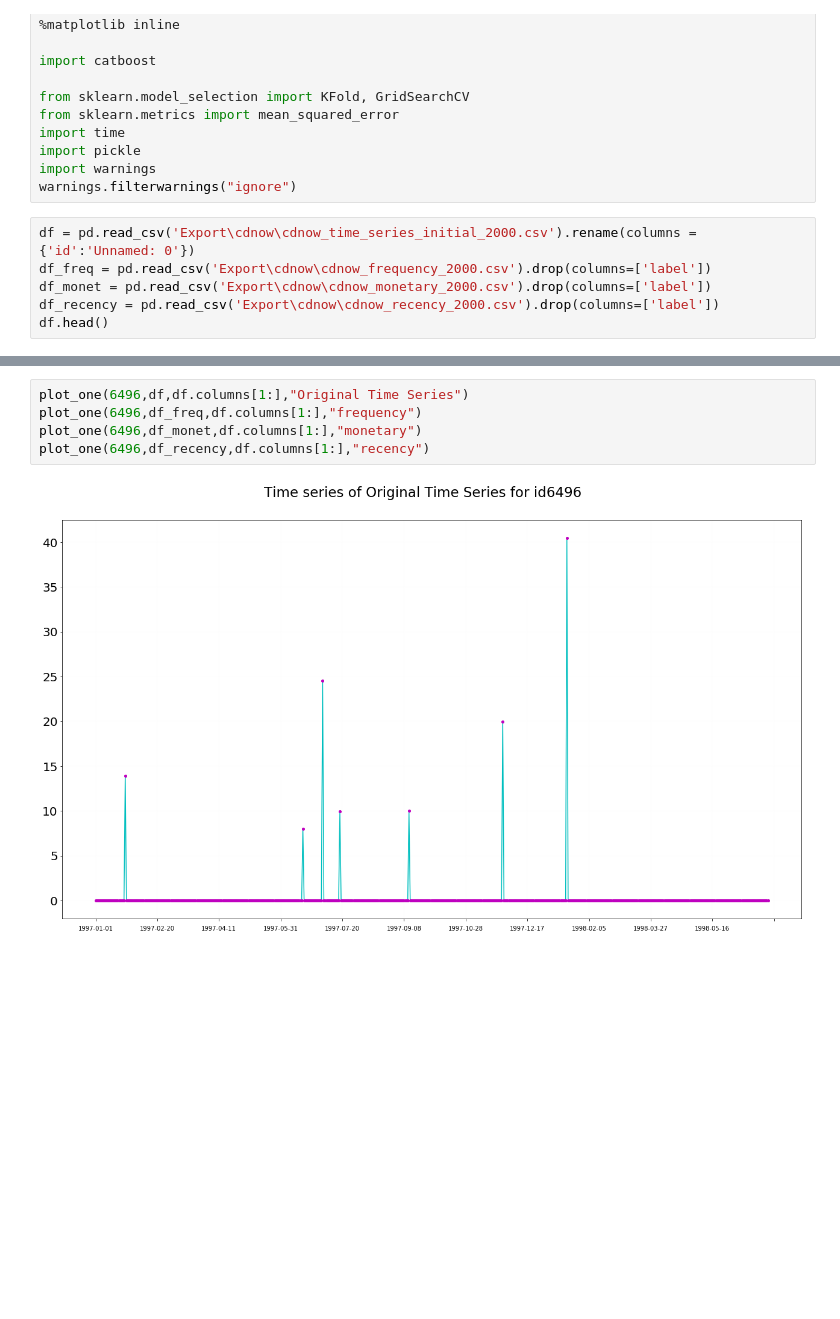
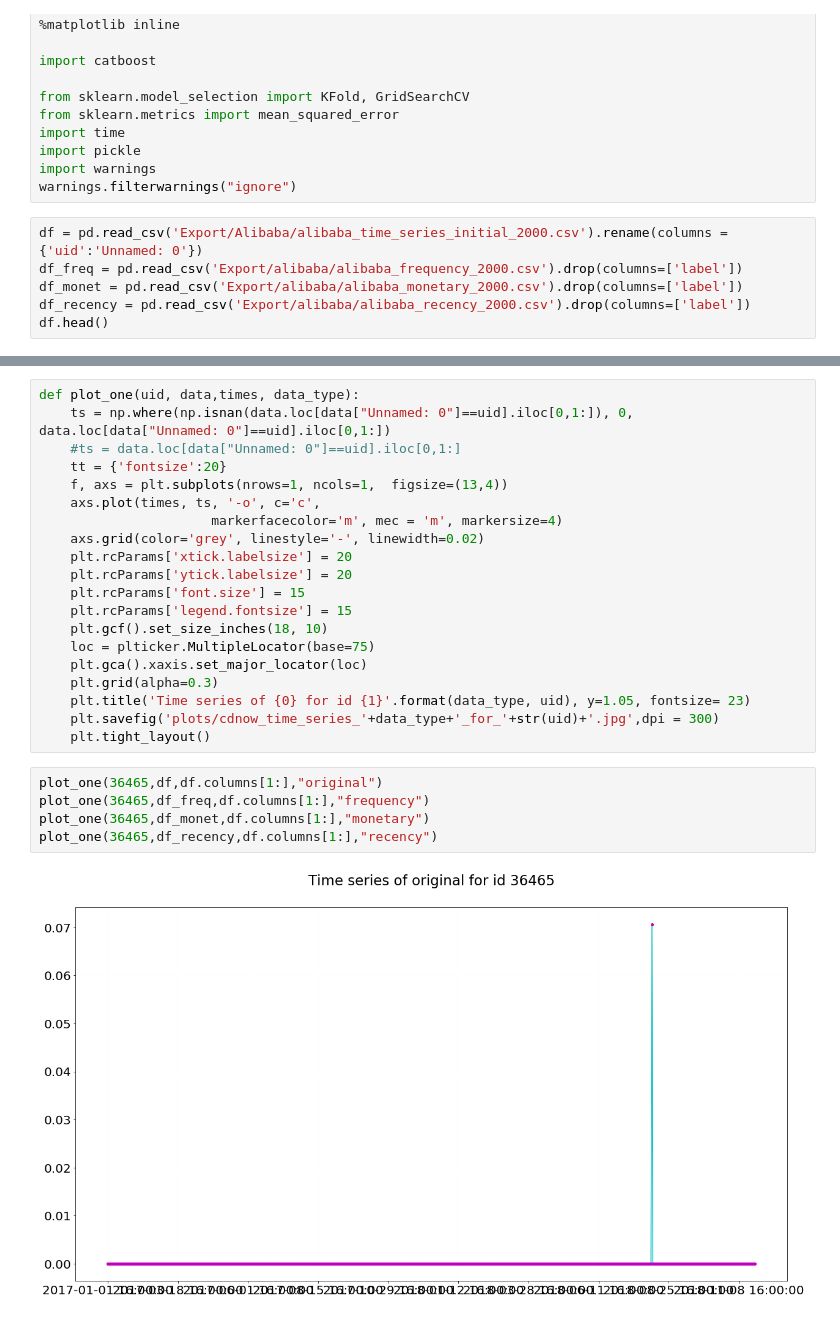
Before and after one commit to pletnev-aleksandr/demand_forecasting, a Jupyter notebook: Diagram generation.ipynb, the cells around one changed output, grey strips where cells are left out. Cells and saved outputs as stored; diff of their text form; blank space fills up the shorter version.

```diff
--- a/Diagram generation.ipynb
+++ b/Diagram generation.ipynb
@@ -37,9 +37,9 @@ import pickle
 import warnings
 warnings.filterwarnings("ignore")
 # %%
-df = pd.read_csv('Export\cdnow\cdnow_time_series_initial_2000.csv').rename(columns = {'id':'Unnamed: 0'})
-df_freq = pd.read_csv('Export\cdnow\cdnow_frequency_2000.csv').drop(columns=['label'])
-df_monet = pd.read_csv('Export\cdnow\cdnow_monetary_2000.csv').drop(columns=['label'])
-df_recency = pd.read_csv('Export\cdnow\cdnow_recency_2000.csv').drop(columns=['label'])
+df = pd.read_csv('Export/Alibaba/alibaba_time_series_initial_2000.csv').rename(columns = {'uid':'Unnamed: 0'})
+df_freq = pd.read_csv('Export/alibaba/alibaba_frequency_2000.csv').drop(columns=['label'])
+df_monet = pd.read_csv('Export/alibaba/alibaba_monetary_2000.csv').drop(columns=['label'])
+df_recency = pd.read_csv('Export/alibaba/alibaba_recency_2000.csv').drop(columns=['label'])
 df.head()
 # %% [output]
@@ -63,7 +63,27 @@ df_freq.head()
+# %%
+def plot_one(uid, data,times, data_type):
+    ts = np.where(np.isnan(data.loc[data["Unnamed: 0"]==uid].iloc[0,1:]), 0, data.loc[data["Unnamed: 0"]==uid].iloc[0,1:])
+    #ts = data.loc[data["Unnamed: 0"]==uid].iloc[0,1:]
+    tt = {'fontsize':20}
+    f, axs = plt.subplots(nrows=1, ncols=1,  figsize=(13,4))
+    axs.plot(times, ts, '-o', c='c',
+                      markerfacecolor='m', mec = 'm', markersize=4)
+    axs.grid(color='grey', linestyle='-', linewidth=0.02)
+    plt.rcParams['xtick.labelsize'] = 20
+    plt.rcParams['ytick.labelsize'] = 20
+    plt.rcParams['font.size'] = 15
+    plt.rcParams['legend.fontsize'] = 15
+    plt.gcf().set_size_inches(18, 10)
+    loc = plticker.MultipleLocator(base=75)
+    plt.gca().xaxis.set_major_locator(loc)
+    plt.grid(alpha=0.3)
+    plt.title('Time series of {0} for id {1}'.format(data_type, uid), y=1.05, fontsize= 23)
+    plt.savefig('plots/cdnow_time_series_'+data_type+'_for_'+str(uid)+'.jpg',dpi = 300)
+    plt.tight_layout()
 # %%
-plot_one(6496,df,df.columns[1:],"Original Time Series")
-plot_one(6496,df_freq,df.columns[1:],"frequency")
-plot_one(6496,df_monet,df.columns[1:],"monetary")
-plot_one(6496,df_recency,df.columns[1:],"recency")
+plot_one(36465,df,df.columns[1:],"original")
+plot_one(36465,df_freq,df.columns[1:],"frequency")
+plot_one(36465,df_monet,df.columns[1:],"monetary")
+plot_one(36465,df_recency,df.columns[1:],"recency")
 # %% [output]
-[figure, old version]
+[figure, new version]
```
Also changed, not shown: parts of 8 cells of this notebook.
